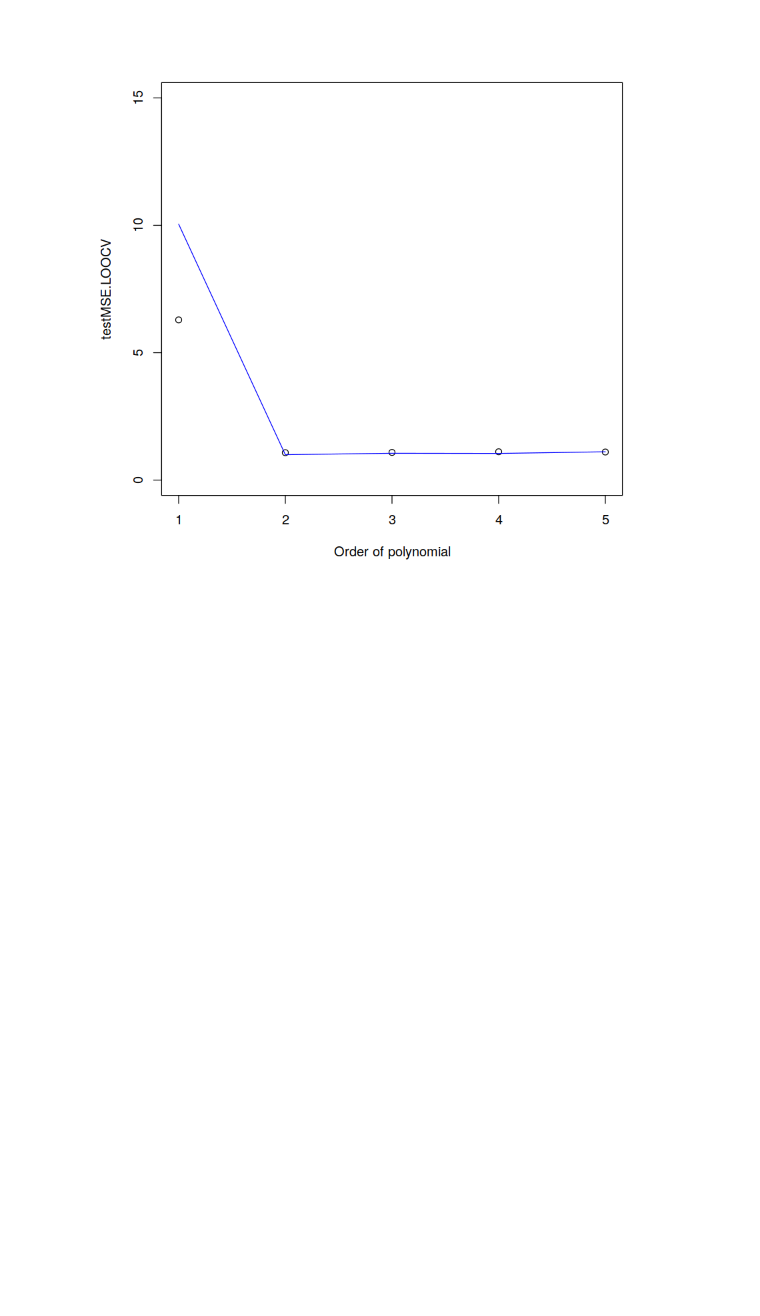
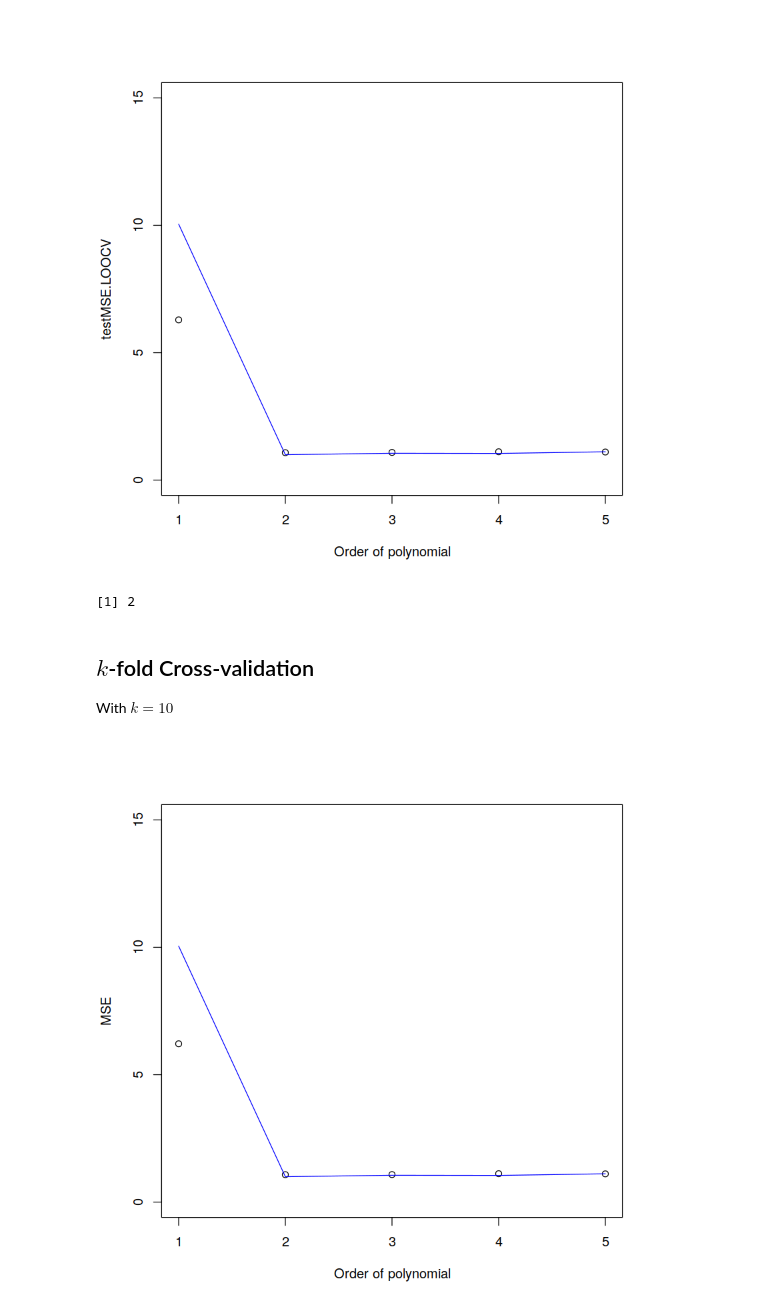
Before and after one commit to pp4rs/2018-uzh-course-material, a Jupyter notebook: 21-machine-learning/notebooks/02 Cross-Validation.ipynb, the cells around one changed output. Saved outputs shown, nothing was run; the diff lists cells and outputs as text; code cells hidden in the pictures; blank space fills up the shorter version.

```diff
--- a/21-machine-learning/notebooks/02 Cross-Validation.ipynb
+++ b/21-machine-learning/notebooks/02 Cross-Validation.ipynb
@@ -68,3 +71,28 @@ plot(testMSE.LOOCV,ylim=c(0,15),xlab="Order of polynomial")
 lines(true.testMSE,col="blue")
 # %% [output]
 [figure]
+# %%
+which.min(testMSE.LOOCV)
+# %% [output]
+[1] 2
+# %% [markdown]
+## $k$-fold Cross-validation
+With $k=10$
+# %%
+folds <- createFolds(data$y,10)
+#rows are folds 1...10, columns are the models 1....5
+testMSE.10fold <- matrix(0,nrow=length(folds),ncol=length(models))
+for(i in seq_along(folds)) {
+    training.data <- data[-folds[[i]],]
+    testing.data <- data[folds[[i]],]
+    models <- estimate.models(training.data)
+    for(j in seq_along(models)) {
+        testMSE.10fold[i,j] <- estimate.mse(models[[j]],testing.data)
+    }
+}
+testMSE.10fold <- colMeans(testMSE.10fold)
+# %%
+plot(testMSE.10fold,ylim=c(0,15),xlab="Order of polynomial",ylab="MSE")
+lines(true.testMSE,col="blue")
+# %% [output]
+[figure, added]
```
Also changed, not shown: parts of 2 cells of this notebook.
